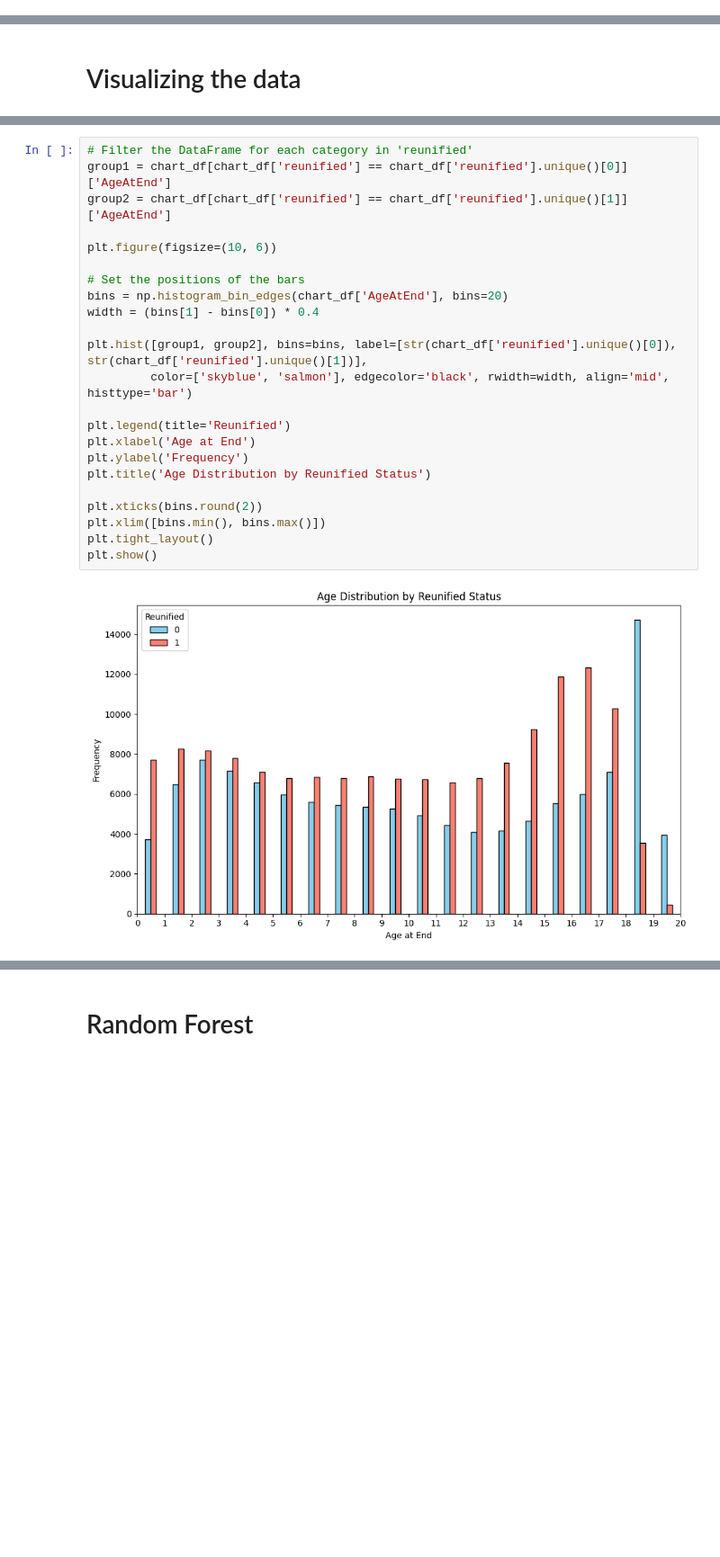
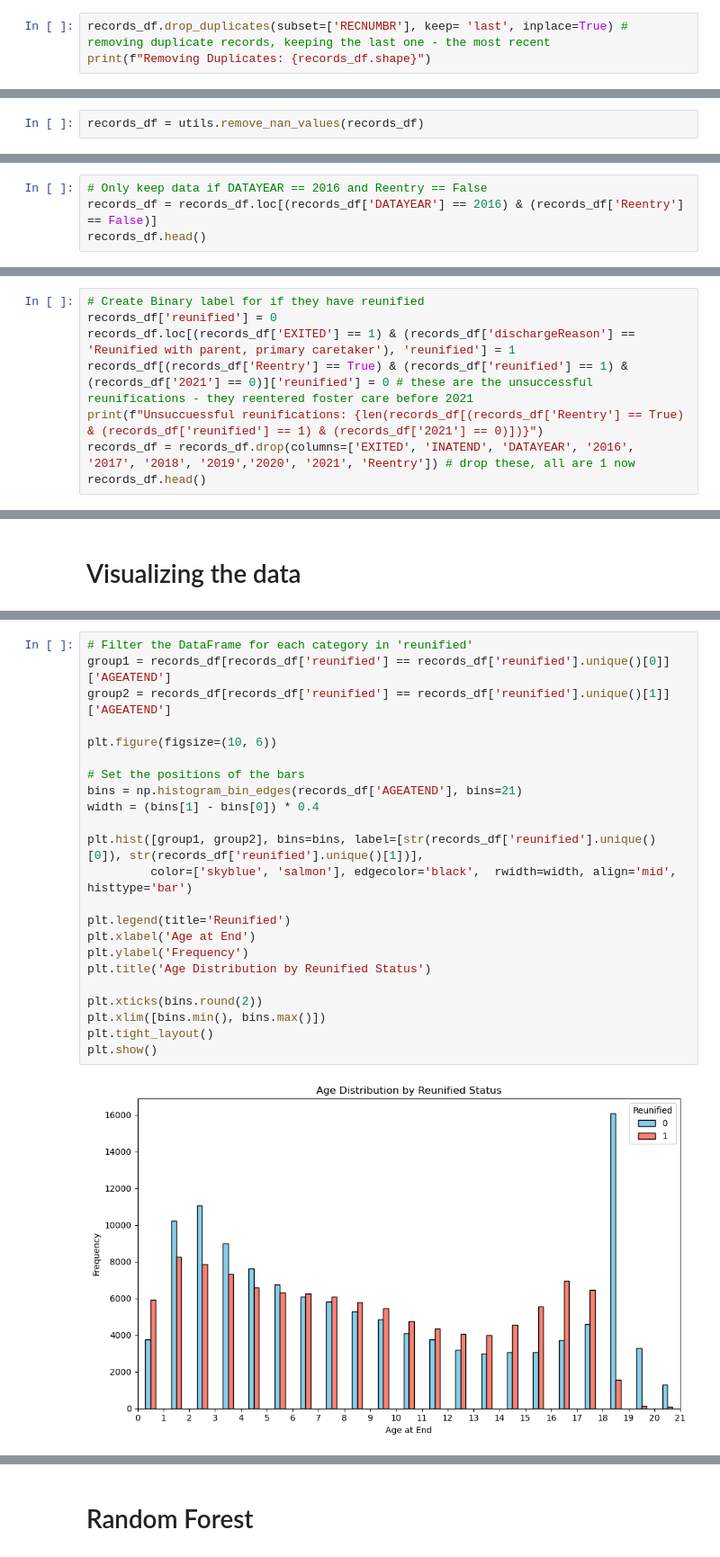
Before and after one commit to sophie2chance2/foster_care_analysis, a Jupyter notebook: working.ipynb, the cells around one changed output, grey strips where cells are left out. Shown: that part at 90% size. Saved outputs shown, nothing was run; the diff lists cells and outputs as text; blank space fills up the shorter version.

```diff
--- a/working.ipynb
+++ b/working.ipynb
@@ -104,0 +112,3 @@ Percentage Reunified: 55.27%
+# %%
+records_df.drop_duplicates(subset=['RECNUMBR'], keep= 'last', inplace=True) # removing duplicate records, keeping the last one - the most recent
+print(f"Removing Duplicates: {records_df.shape}")
@@ -104,0 +117,2 @@ Percentage Reunified: 55.27%
+# %%
+records_df = utils.remove_nan_values(records_df)
@@ -104,0 +123,4 @@ Percentage Reunified: 55.27%
+# %%
+# Only keep data if DATAYEAR == 2016 and Reentry == False
+records_df = records_df.loc[(records_df['DATAYEAR'] == 2016) & (records_df['Reentry'] == False)]
+records_df.head()
@@ -104,0 +134,8 @@ Percentage Reunified: 55.27%
+# %%
+# Create Binary label for if they have reunified
+records_df['reunified'] = 0
+records_df.loc[(records_df['EXITED'] == 1) & (records_df['dischargeReason'] == 'Reunified with parent, primary caretaker'), 'reunified'] = 1
+records_df[(records_df['Reentry'] == True) & (records_df['reunified'] == 1) & (records_df['2021'] == 0)]['reunified'] = 0 # these are the unsuccessful reunifications - they reentered foster care before 2021
+print(f"Unsuccuessful reunifications: {len(records_df[(records_df['Reentry'] == True) & (records_df['reunified'] == 1) & (records_df['2021'] == 0)])}")
+records_df = records_df.drop(columns=['EXITED', 'INATEND', 'DATAYEAR', '2016', '2017', '2018', '2019','2020', '2021', 'Reentry']) # drop these, all are 1 now
+records_df.head()
@@ -112,27 +190,27 @@ chart_df = exited_df[exited_df['AgeAtEnd'] < 21]
 # %%
 # Filter the DataFrame for each category in 'reunified'
-group1 = chart_df[chart_df['reunified'] == chart_df['reunified'].unique()[0]]['AgeAtEnd']
-group2 = chart_df[chart_df['reunified'] == chart_df['reunified'].unique()[1]]['AgeAtEnd']
+group1 = records_df[records_df['reunified'] == records_df['reunified'].unique()[0]]['AGEATEND']
+group2 = records_df[records_df['reunified'] == records_df['reunified'].unique()[1]]['AGEATEND']
 
 plt.figure(figsize=(10, 6))
 
 # Set the positions of the bars
-bins = np.histogram_bin_edges(chart_df['AgeAtEnd'], bins=20)
+bins = np.histogram_bin_edges(records_df['AGEATEND'], bins=21)
 width = (bins[1] - bins[0]) * 0.4
 
-plt.hist([group1, group2], bins=bins, label=[str(chart_df['reunified'].unique()[0]), str(chart_df['reunified'].unique()[1])],
-         color=['skyblue', 'salmon'], edgecolor='black', rwidth=width, align='mid', histtype='bar')
+plt.hist([group1, group2], bins=bins, label=[str(records_df['reunified'].unique()[0]), str(records_df['reunified'].unique()[1])],
+         color=['skyblue', 'salmon'], edgecolor='black',  rwidth=width, align='mid', histtype='bar')
 
 plt.legend(title='Reunified')
 plt.xlabel('Age at End')
 plt.ylabel('Frequency')
 plt.title('Age Distribution by Reunified Status')
 
 plt.xticks(bins.round(2))
 plt.xlim([bins.min(), bins.max()])
 plt.tight_layout()
 plt.show()
 # %% [output]
-[figure, old version]
+[figure, new version]
 # %%
 # plot age v % that reunified
```
Also changed, not shown: parts of 104 cells of this notebook.
